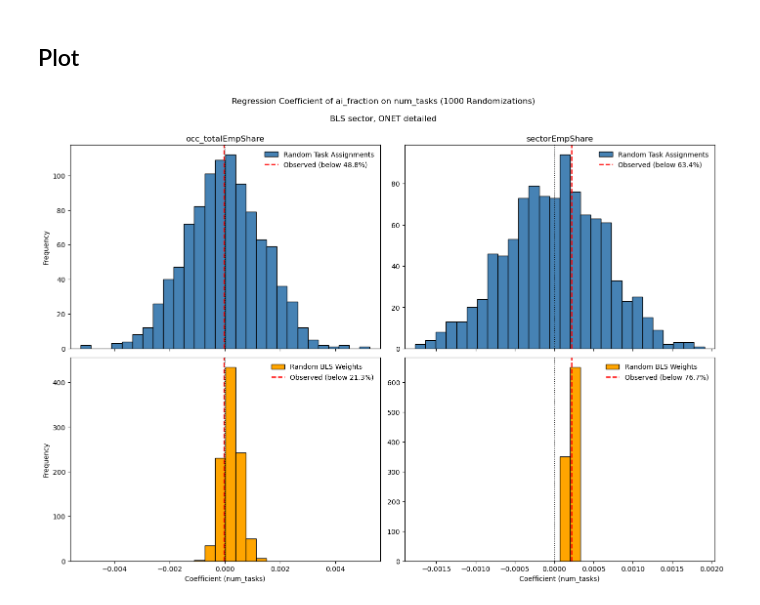
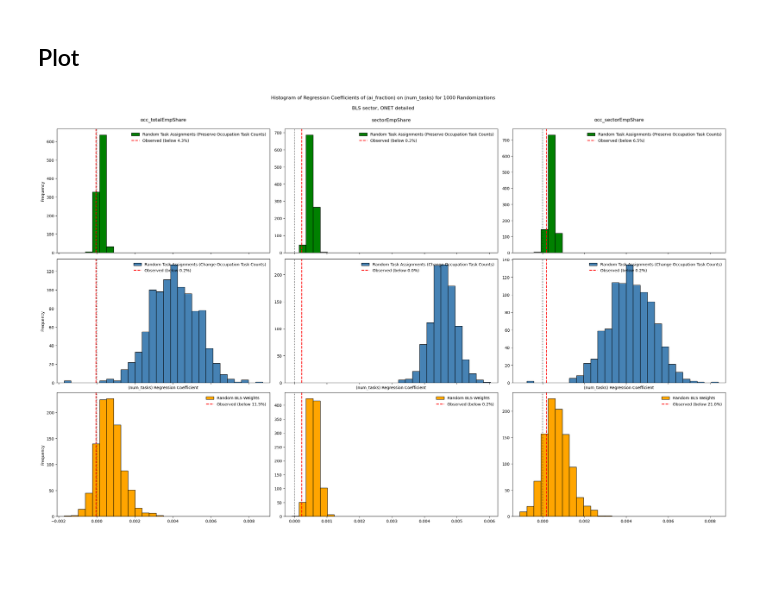
Before and after one commit to johnjosephhorton/rubin, a Jupyter notebook: agentic_ai/onet_antrhopicIndex_industryWeighted.ipynb, the cells around one changed output. Drawn from its saved outputs; the diff is of its cells as text; code cells hidden in the pictures; blank space fills up the shorter version.

Commit message:
added post-BLS merge weight reshuffle as test

```diff
--- a/agentic_ai/onet_antrhopicIndex_industryWeighted.ipynb
+++ b/agentic_ai/onet_antrhopicIndex_industryWeighted.ipynb
@@ -488,10 +544,11 @@ observed_coef_df = pd.read_csv(
 )
 
 reshuffles = [
-    ('taskReshuffled_changeCounts', 'steelblue', 'Random Task Assignments'),
+    ('taskReshuffled_preserveCounts', 'green', 'Random Task Assignments (Preserve Occupation Task Counts)'),
+    ('taskReshuffled_changeCounts', 'steelblue', 'Random Task Assignments (Change Occupation Task Counts)'),
     ('reshuffledBLSweights', 'orange', 'Random BLS Weights')
 ]
-weight_cols = ['occ_totalEmpShare', 'sectorEmpShare']  # now columns
+weight_cols = ['occ_totalEmpShare', 'sectorEmpShare', 'occ_sectorEmpShare']  # now columns
 
 # Preload all reshuffle results once
 reshuffle_data = {}
@@ -510,7 +567,7 @@ for reshuffle_type, color, label in reshuffles:
     )
 
 fig, axes = plt.subplots(
-    nrows=2, ncols=2, figsize=(14, 10),
+    nrows=len(reshuffles), ncols=len(weight_cols), figsize=(8*len(weight_cols), 5*len(reshuffles)),
     sharex='col',
     constrained_layout=True
 )
@@ -566,35 +623,35 @@ for r, (reshuffle_type, color, row_label) in enumerate(reshuffles):
             n_bins = 30  # fallback
         else:
             n_bins = int(np.clip(np.round(span / bw), 20, 80))  # cap between 20 and 80
 
         bins = np.linspace(xmin, xmax, n_bins + 1)
 
 
         xmin, xmax = col_xlim[c]
         observed_coef = observed_by_col[c]
         below_pct = float(np.mean(vals < observed_coef) * 100) if len(vals) else float('nan')
 
         ax.hist(vals, bins=bins, color=color, edgecolor='black', label=f'{row_label}')
         ax.axvline(observed_coef, color='red', linestyle='--', linewidth=1.8,
                    label=f'Observed (below {below_pct:.1f}%)')
         ax.axvline(0, color='black', linestyle=':', linewidth=1.2)
 
         if r == 0:
-            ax.set_title(weight_col)
+            ax.set_title(f'{weight_col}\n')
         if c == 0:
             ax.set_ylabel("Frequency", fontsize=10)
         if r == 1:
-            ax.set_xlabel('Coefficient (num_tasks)')
+            ax.set_xlabel('(num_tasks) Regression Coefficient')
 
         ax.set_xlim(xmin, xmax)
-        ax.legend(loc='upper right', frameon=False)
+        ax.legend(loc='best', frameon=False)
 
 fig.suptitle(
-    f"Regression Coefficient of {dependent_var} on num_tasks (1000 Randomizations)\n\n"
+    f"Histogram of Regression Coefficients of ({dependent_var}) on (num_tasks) for 1000 Randomizations\n\n"
     f"BLS {my_sector}, ONET {my_onet_level}\n",
     fontsize=12
 )
 plt.savefig(f"{output_plot_path}/regression_coefficients_numTasks_{dependent_var}_BLS{my_sector}_ONET{my_onet_level}_reshuffled.png", dpi=300)
 plt.show()
 # %% [output]
-[figure, old version]
+[figure, new version]
```
Also changed, not shown: parts of 7 cells of this notebook.
